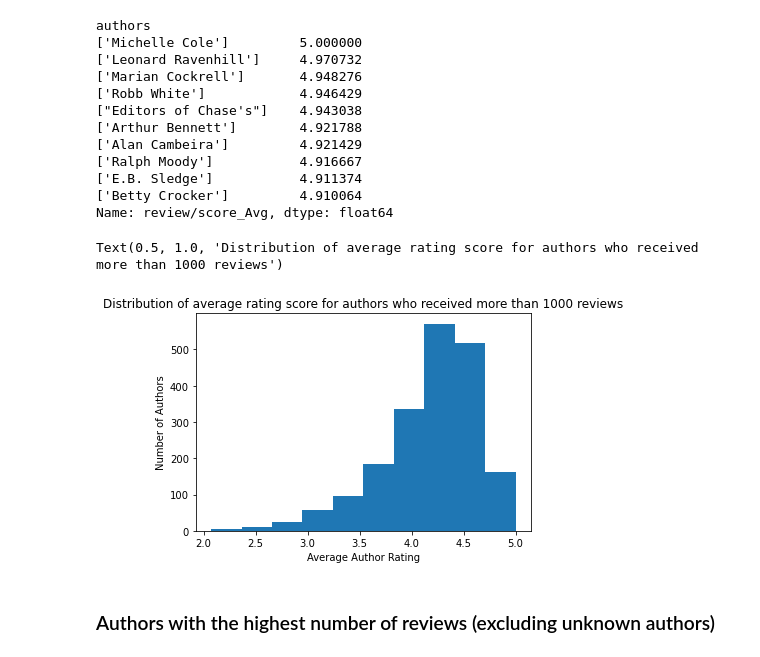
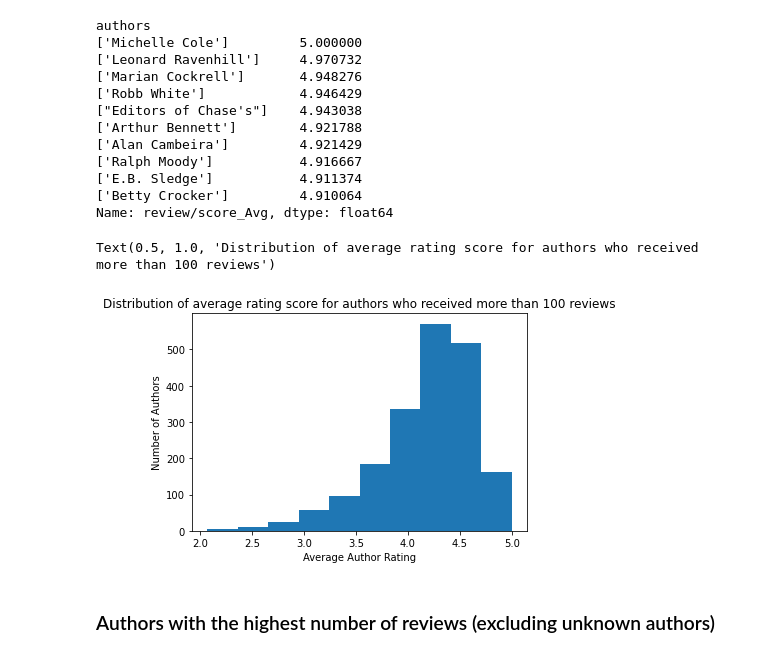
Before and after one commit to meskeremg/FinalCapstone, a Jupyter notebook: Step 2 NLP Book Recommendation - Exploratory Data Analysis - Meskerem Goshime.ipynb, the cells around one changed output. Saved outputs shown, nothing was run; the diff lists cells and outputs as text; code cells hidden in the pictures.

```diff
--- a/Step 2 NLP Book Recommendation - Exploratory Data Analysis - Meskerem Goshime.ipynb
+++ b/Step 2 NLP Book Recommendation - Exploratory Data Analysis - Meskerem Goshime.ipynb
@@ -224,13 +219,13 @@ Name: review/score_Avg, dtype: float64
 # %%
 # Distribution of average rating scroe for authors who received more than 100 reviews
 fig, ax = plt.subplots()
 ax.hist(author_avg_score)
 plt.xlabel('Average Author Rating')
 plt.ylabel('Number of Authors')
-plt.title('Distribution of average rating score for authors who received more than 1000 reviews')
+plt.title('Distribution of average rating score for authors who received more than 100 reviews')
 # %% [output]
-Text(0.5, 1.0, 'Distribution of average rating score for authors who received more than 1000 reviews')
+Text(0.5, 1.0, 'Distribution of average rating score for authors who received more than 100 reviews')
-[figure, old version]
+[figure, new version]
 # %% [markdown]
 ### Authors with the highest number of reviews (excluding unknown authors)
 # %%
```
Also changed, not shown: parts of 7 cells of this notebook, 1 other file.
